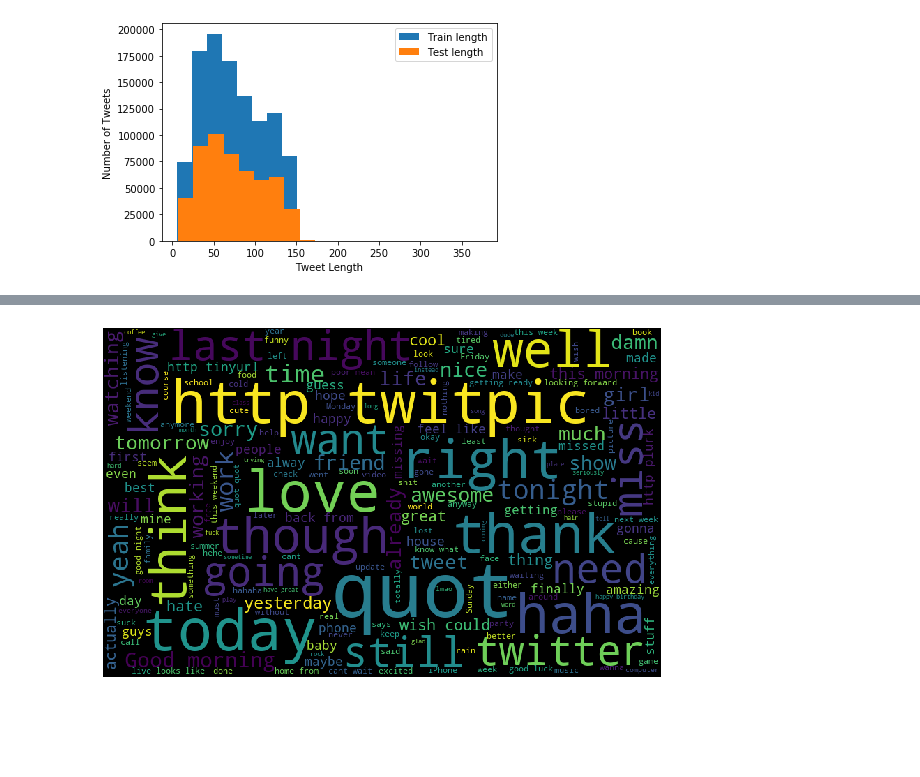
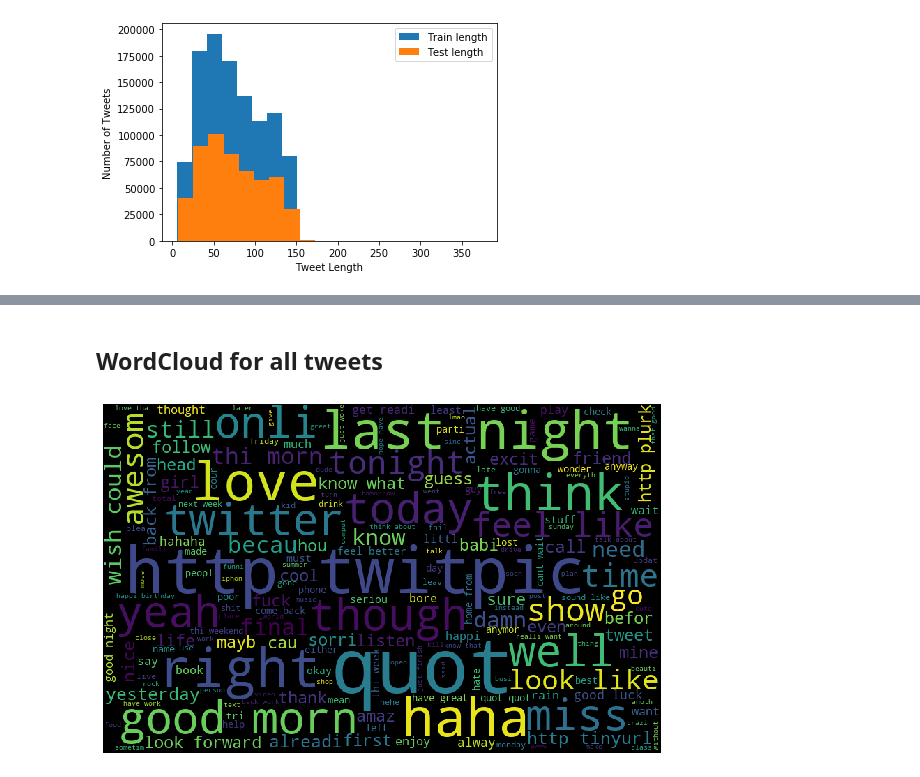
Before and after one commit to vamshigujjari/SentimentAnalysis, a Jupyter notebook: SentimentAnalysis-1.ipynb, the cells around one changed output, grey strips where cells are left out. Saved outputs shown, nothing was run; the diff lists cells and outputs as text; code cells hidden in the pictures; blank space fills up the shorter version.

```diff
--- a/SentimentAnalysis-1.ipynb
+++ b/SentimentAnalysis-1.ipynb
@@ -94,5 +97,4 @@ Wall time: 9.82 s
 # %%
 %%time
-train["clean_tweet"] = train["clean_tweet"].apply(lambda x: " ".join([word for word in x.split() if len(word)>3]))
-test["clean_tweet"] = test["clean_tweet"].apply(lambda x: " ".join([word for word in x.split() if len(word)>3]))
+df["clean_tweet"] = df["clean_tweet"].apply(lambda x: " ".join([word for word in x.split() if len(word)>3]))
 # %% [output]
@@ -101,3 +105,3 @@ Wall time: 3.89 s
 # %%
-train_tokenized = train["clean_tweet"].apply(lambda x: x.split())
-test_tokenized = test["clean_tweet"].apply(lambda x: x.split())
+%%time
+tokenized = df["clean_tweet"].apply(lambda x: x.split())
@@ -103,0 +111,6 @@ test_tokenized = test["clean_tweet"].apply(lambda x: x.split())
+# %%
+%%time
+from nltk.stem import PorterStemmer
+
+ps = PorterStemmer()
+tokenized = tokenized.apply(lambda x: [ps.stem(i) for i in x])
@@ -103,0 +129,14 @@ test_tokenized = test["clean_tweet"].apply(lambda x: x.split())
+# %%
+%%time
+
+# train["clean_tweet"] = train_tokenized.apply(lambda x: [" ".join(i) for i in x])
+# test["clean_tweet"] = test_tokenized.apply(lambda x: [" ".join(i) for i in x])
+def tokens_to_str(tokenized):
+    for i in range(len(tokenized)):
+        tokenized[i] = " ".join(tokenized[i])
+    return tokenized
+# for i in range(len(tokenized)):
+#     tokenized[i] = " ".join(tokenized[i])
+
+df["clean_tweet"] = tokens_to_str(tokenized)
+# test["clean_tweet"] = tokens_to_str(test_tokenized)
@@ -104,13 +146,15 @@ test_tokenized = test["clean_tweet"].apply(lambda x: x.split())
+# %% [markdown]
+## WordCloud for all tweets
 # %%
 %%time
 from wordcloud import WordCloud
 
-train_words = ' '.join([text for text in train['clean_tweet']])
+train_words = ' '.join([text for text in df['clean_tweet']])
 train_wordcloud = WordCloud(width=800, height=500, random_state=21, max_font_size=110).generate(train_words)
 
 plt.figure(figsize=(10,7))
 plt.imshow(train_wordcloud)
 plt.axis('off')
 plt.show()
 # %% [output]
-[figure, old version]
+[figure, new version]
```
Also changed, not shown: parts of 27 cells of this notebook.
